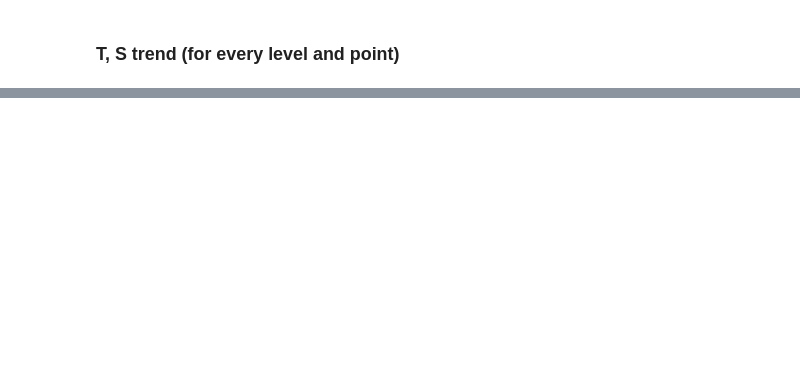
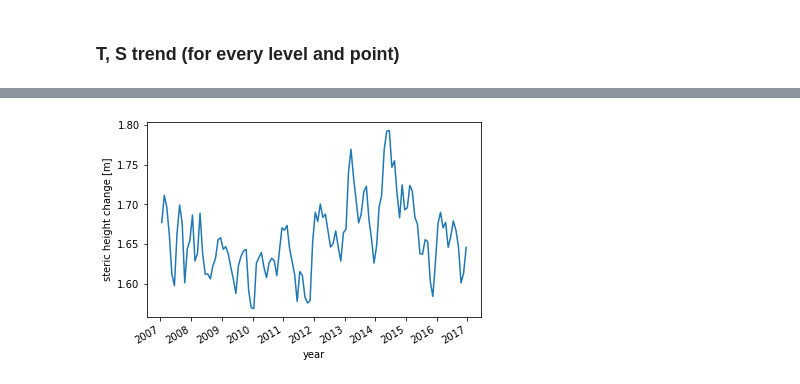
Before and after one commit to najona/st_height, a Jupyter notebook: st_height/comparison_splines_datasets.ipynb, the cells around one changed output, grey strips where cells are left out. Saved outputs shown, nothing was run; the diff lists cells and outputs as text; code cells hidden in the pictures; blank space fills up the shorter version.

```diff
--- a/st_height/comparison_splines_datasets.ipynb
+++ b/st_height/comparison_splines_datasets.ipynb
@@ -348,0 +258,4 @@ plt.show()
+# %%
+h_steric = trend_sth(8, 0, 'en4-gouretski')
+# %% [output]
+[figure, added]
```
Also changed, not shown: parts of 13 cells of this notebook.
